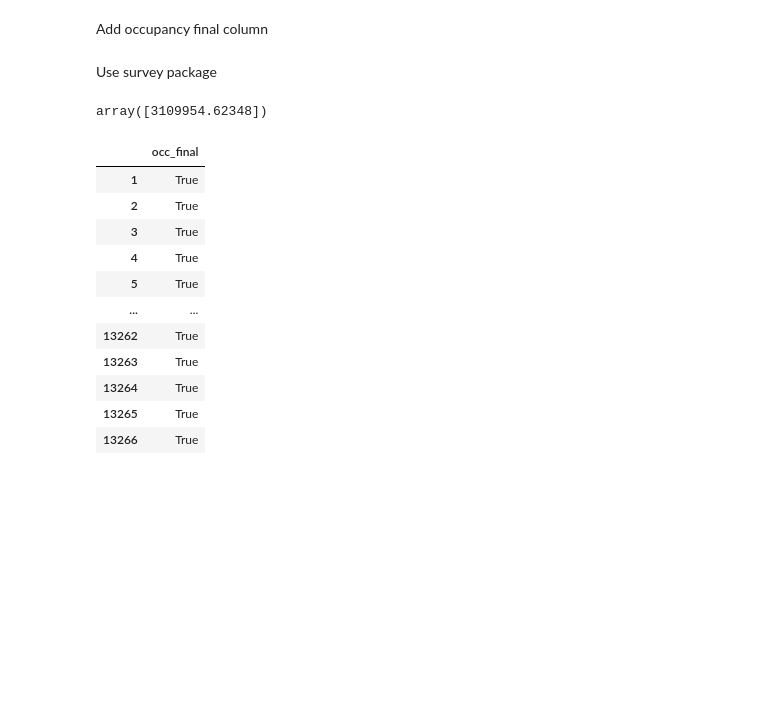
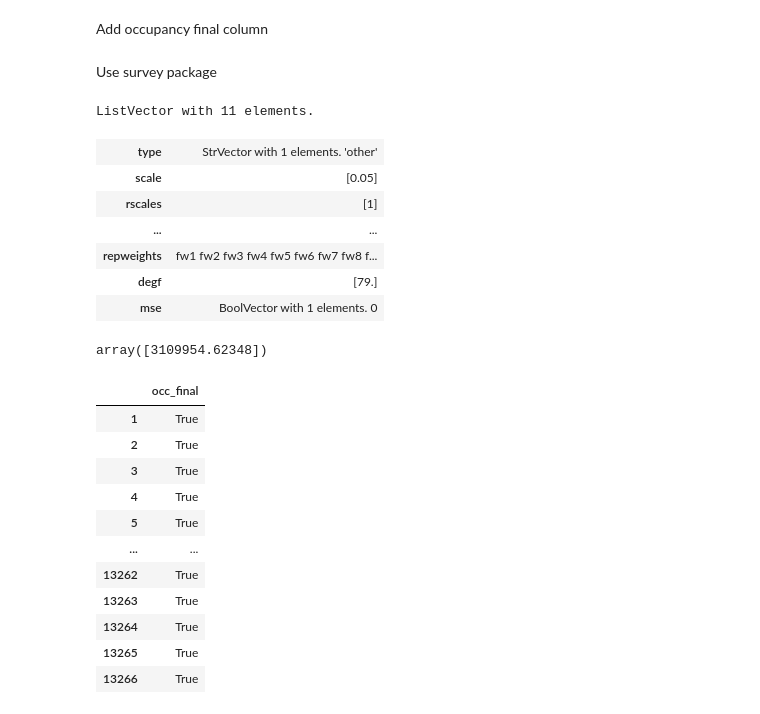
Before and after one commit to NYCPlanning/db-equitable-development-tool, a Jupyter notebook: statistical/Rpy2 Exploratory.ipynb, the cells around one changed output. Cells and saved outputs as stored; diff of their text form; code cells hidden in the pictures; blank space fills up the shorter version.

```diff
--- a/statistical/Rpy2 Exploratory.ipynb
+++ b/statistical/Rpy2 Exploratory.ipynb
@@ -62,6 +59,17 @@ hu_design = survey_package.svrepdesign(variables=data.iloc[:, :188],
                           repweights=data[rep_weights_columns],
                           weights=data['fw'], combined_weights = True, type='other',
                          scale=4/80, rscales=1)
+# %%
+hu_design
+# %% [output]
+ListVector with 11 elements.
+| type | StrVector with 1 elements. 'other' |
+| scale | [0.05] |
+| rscales | [1] |
+| ... | ... |
+| repweights | fw1 fw2 fw3 fw4 fw5 fw6 fw7 fw8 f... |
+| degf | [79.] |
+| mse | BoolVector with 1 elements. 0 |
 # %%
 occ_subset = base.subset(hu_design, data['occ_final']==1)
 survey_total = survey_package.svytotal(data['occ_final'], design=occ_subset)
```
Also changed, not shown: parts of 7 cells of this notebook, 6 other files.
